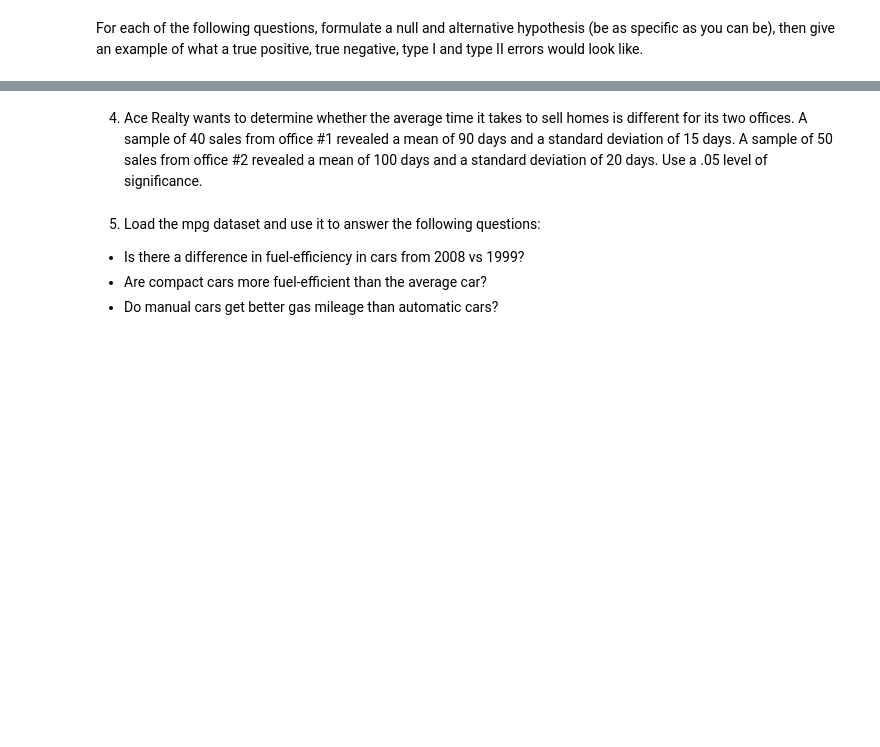
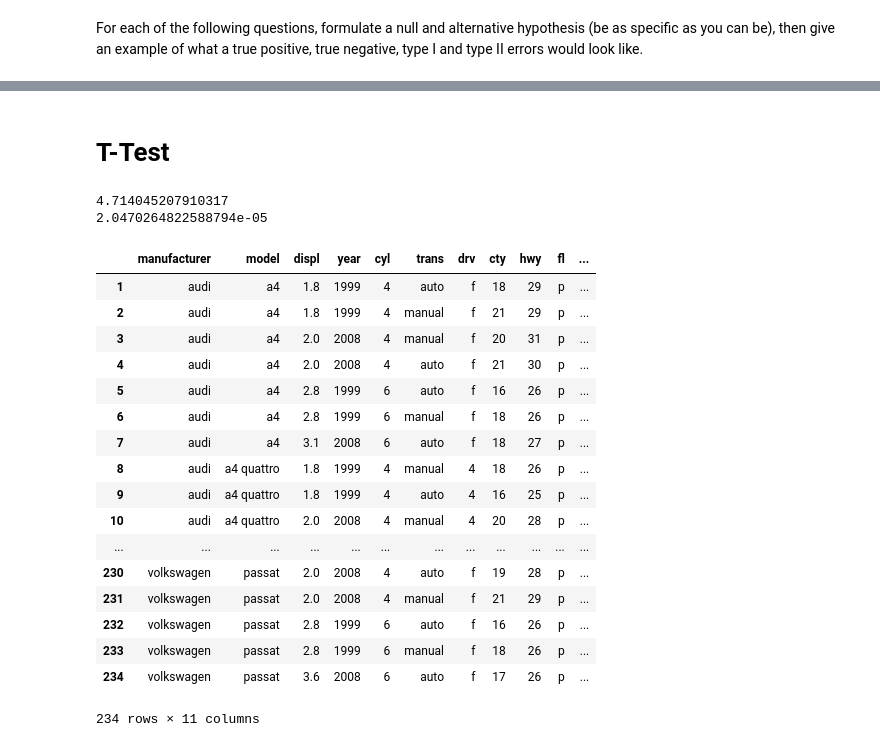
Before and after one commit to cari-holmes/statistics-exercises, a Jupyter notebook: hypothesis_testing.ipynb, the cells around one changed output, grey strips where cells are left out. Drawn from its saved outputs; the diff is of its cells as text; code cells hidden in the pictures; blank space fills up the shorter version.

Commit message:
working on t-test ex

```diff
--- a/hypothesis_testing.ipynb
+++ b/hypothesis_testing.ipynb
@@ -60,11 +60,5 @@ For each of the following questions, formulate a null and alternative hypothesis
     - Type II error (Null Hypothesis is False and we don't reject it):
     We wrongly fail to reject the Ho based on sample data. The latency has changed since switching internet service
     providers and had an effect.
-# %% [markdown]
-4. Ace Realty wants to determine whether the average time it takes to sell homes is different for its two offices. A sample of 40 sales from office #1 revealed a mean of 90 days and a standard deviation of 15 days. A sample of 50 sales from office #2 revealed a mean of 100 days and a standard deviation of 20 days. Use a .05 level of significance.
-# %% [markdown]
-5. Load the mpg dataset and use it to answer the following questions:
-
-- Is there a difference in fuel-efficiency in cars from 2008 vs 1999?
-- Are compact cars more fuel-efficient than the average car?
-- Do manual cars get better gas mileage than automatic cars?
+# %% [markdown]
+# T-Test
@@ -70,0 +73,63 @@ For each of the following questions, formulate a null and alternative hypothesis
+# %%
+#4. Ace Realty wants to determine whether the average time it takes to sell homes is different for its two offices.
+# A sample of 40 sales from office #1 revealed a mean of 90 days and a standard deviation of 15 days.
+# A sample of 50 sales from office #2 revealed a mean of 100 days and a standard deviation of 20 days.
+# Use a .05 level of significance.
+
+# two sample t-test
+import math
+from scipy import stats
+
+# office_1
+one_mean = 90
+one_std = 15
+n1 = 40
+
+# office_2
+two_mean = 100
+two_std = 20
+n2 = 50
+
+# Null Hypothesis: There is no difference in time it takes to sell homes between the two offices.
+# Alternative Hypothesis: There is a difference between the average time it takes to sell homes between the two offices.
+
+t = (two_mean - one_mean) / (one_std/math.sqrt(n2))
+print(t)
+
+p = stats.t(n2 - 1).sf(t)*2
+print(p)
+# %% [output]
+4.714045207910317
+2.0470264822588794e-05
+# %%
+#5. Load the mpg dataset and use it to answer the following questions:
+
+import pandas as pd
+import numpy as np
+import matplotlib.pyplot as plt
+from pydataset import data
+mpg = data('mpg')
+mpg.trans = mpg.trans.str[:-4]
+mpg
+
+#Ho = There is no difference in fuel-efficiency in cars from 2008 vs 1999.
+#Ha = There is a difference in fuel-efficiency in cars from 2008 vs 1999.
+# %% [output]
+|  | manufacturer | model | displ | year | cyl | trans | drv | cty | hwy | fl | ... |
+| 1 | audi | a4 | 1.8 | 1999 | 4 | auto | f | 18 | 29 | p | ... |
+| 2 | audi | a4 | 1.8 | 1999 | 4 | manual | f | 21 | 29 | p | ... |
+| 3 | audi | a4 | 2.0 | 2008 | 4 | manual | f | 20 | 31 | p | ... |
+| 4 | audi | a4 | 2.0 | 2008 | 4 | auto | f | 21 | 30 | p | ... |
+| 5 | audi | a4 | 2.8 | 1999 | 6 | auto | f | 16 | 26 | p | ... |
+| 6 | audi | a4 | 2.8 | 1999 | 6 | manual | f | 18 | 26 | p | ... |
+| 7 | audi | a4 | 3.1 | 2008 | 6 | auto | f | 18 | 27 | p | ... |
+| 8 | audi | a4 quattro | 1.8 | 1999 | 4 | manual | 4 | 18 | 26 | p | ... |
+| 9 | audi | a4 quattro | 1.8 | 1999 | 4 | auto | 4 | 16 | 25 | p | ... |
+| 10 | audi | a4 quattro | 2.0 | 2008 | 4 | manual | 4 | 20 | 28 | p | ... |
+| ... | ... | ... | ... | ... | ... | ... | ... | ... | ... | ... | ... |
+| 230 | volkswagen | passat | 2.0 | 2008 | 4 | auto | f | 19 | 28 | p | ... |
+| 231 | volkswagen | passat | 2.0 | 2008 | 4 | manual | f | 21 | 29 | p | ... |
+| 232 | volkswagen | passat | 2.8 | 1999 | 6 | auto | f | 16 | 26 | p | ... |
+| 233 | volkswagen | passat | 2.8 | 1999 | 6 | manual | f | 18 | 26 | p | ... |
+| 234 | volkswagen | passat | 3.6 | 2008 | 6 | auto | f | 17 | 26 | p | ... |
+234 rows × 11 columns
```
Also changed, not shown: parts of 12 cells of this notebook.
